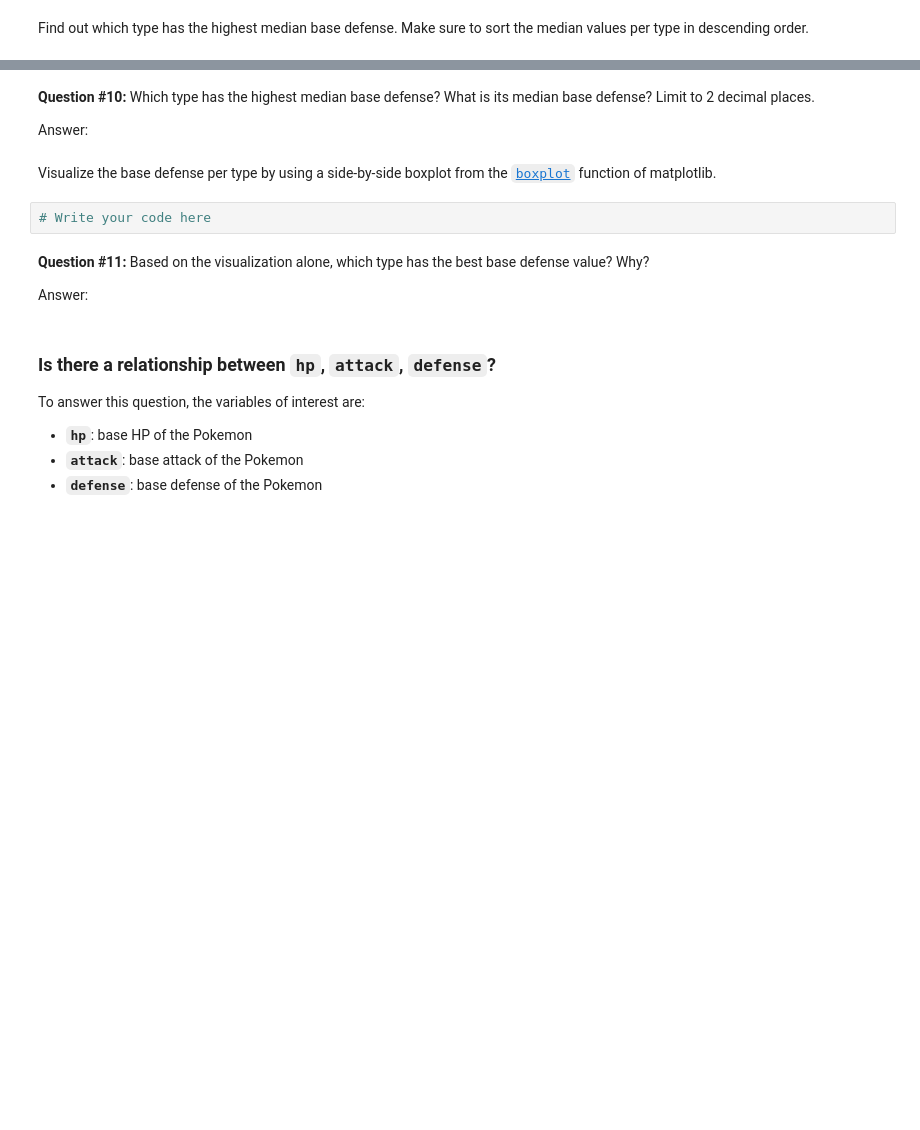
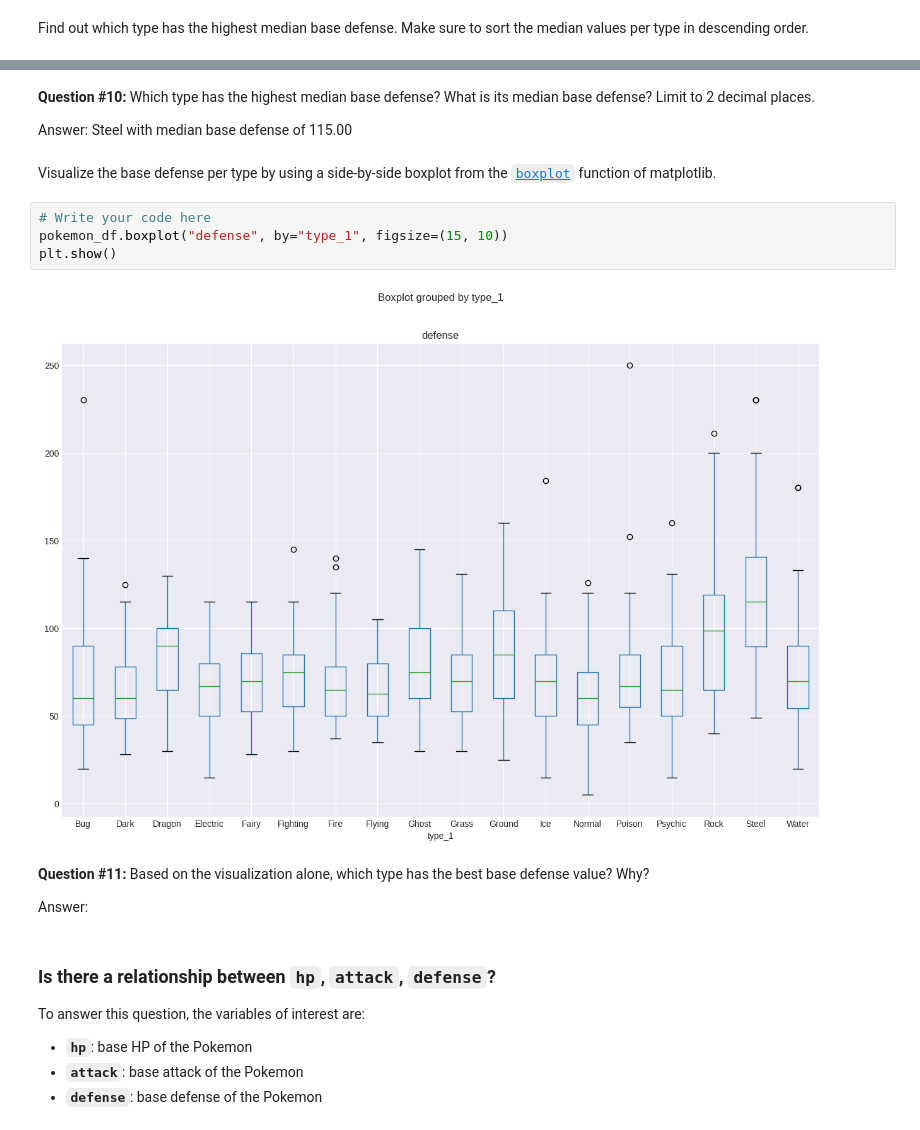
Before and after one commit to CyAdrienneRamos/DATA100-NB4, a Jupyter notebook: 4_Exploring_Pokemon_Data.ipynb, the cells around one changed output, grey strips where cells are left out. Drawn from its saved outputs; the diff is of its cells as text; blank space fills up the shorter version.

```diff
--- a/4_Exploring_Pokemon_Data.ipynb
+++ b/4_Exploring_Pokemon_Data.ipynb
@@ -295,11 +592,15 @@ Find out which type has the highest median base defense. Make sure to sort the m
 # %% [markdown]
 **Question #10:** Which type has the highest median base defense? What is its median base defense? Limit to 2 decimal places.
 
-Answer:
+Answer: Steel with median base defense of 115.00
 # %% [markdown]
 Visualize the base defense per type by using a side-by-side boxplot from the [`boxplot`](https://pandas.pydata.org/pandas-docs/stable/reference/api/pandas.DataFrame.boxplot.html) function of matplotlib.
 # %%
 # Write your code here
+pokemon_df.boxplot("defense", by="type_1", figsize=(15, 10))
+plt.show()
+# %% [output]
+[figure, added]
 # %% [markdown]
 **Question #11:** Based on the visualization alone, which type has the best base defense value? Why?
 
```
Also changed, not shown: parts of 45 cells of this notebook.
